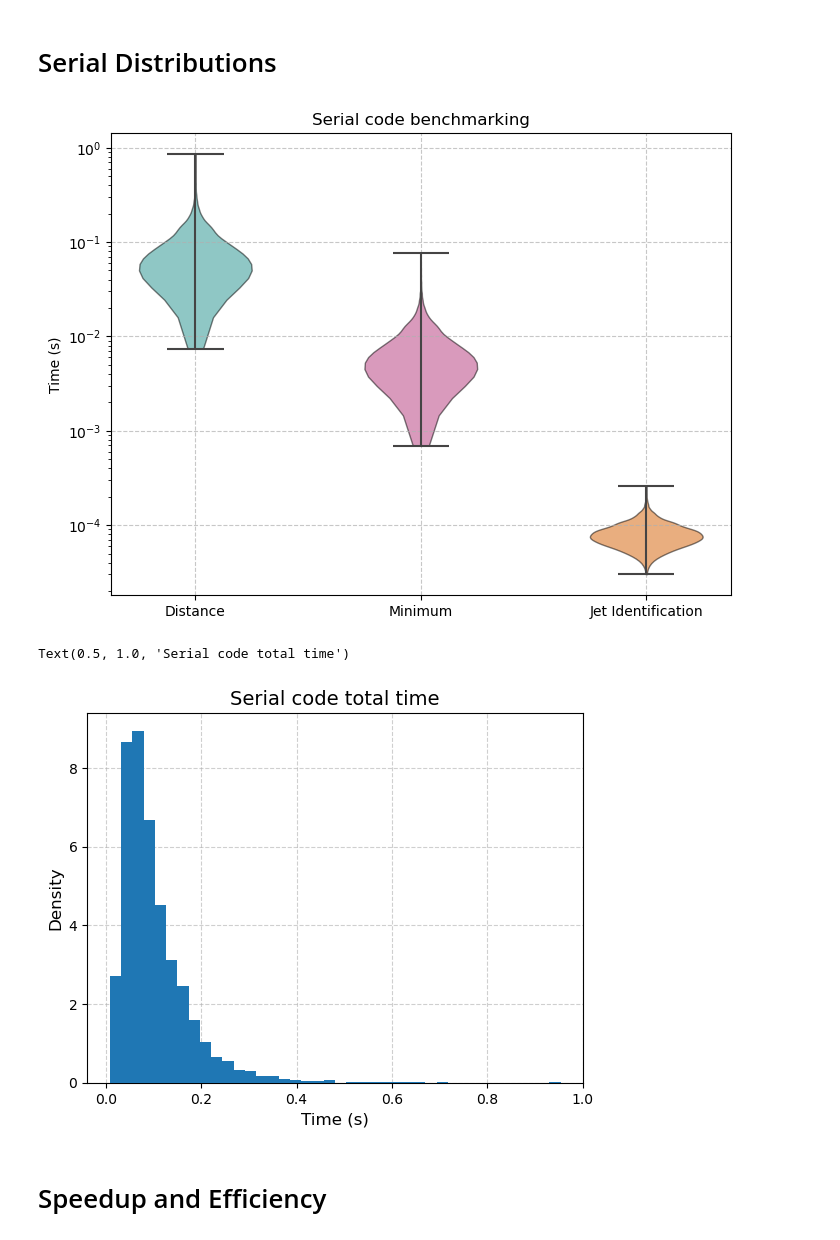
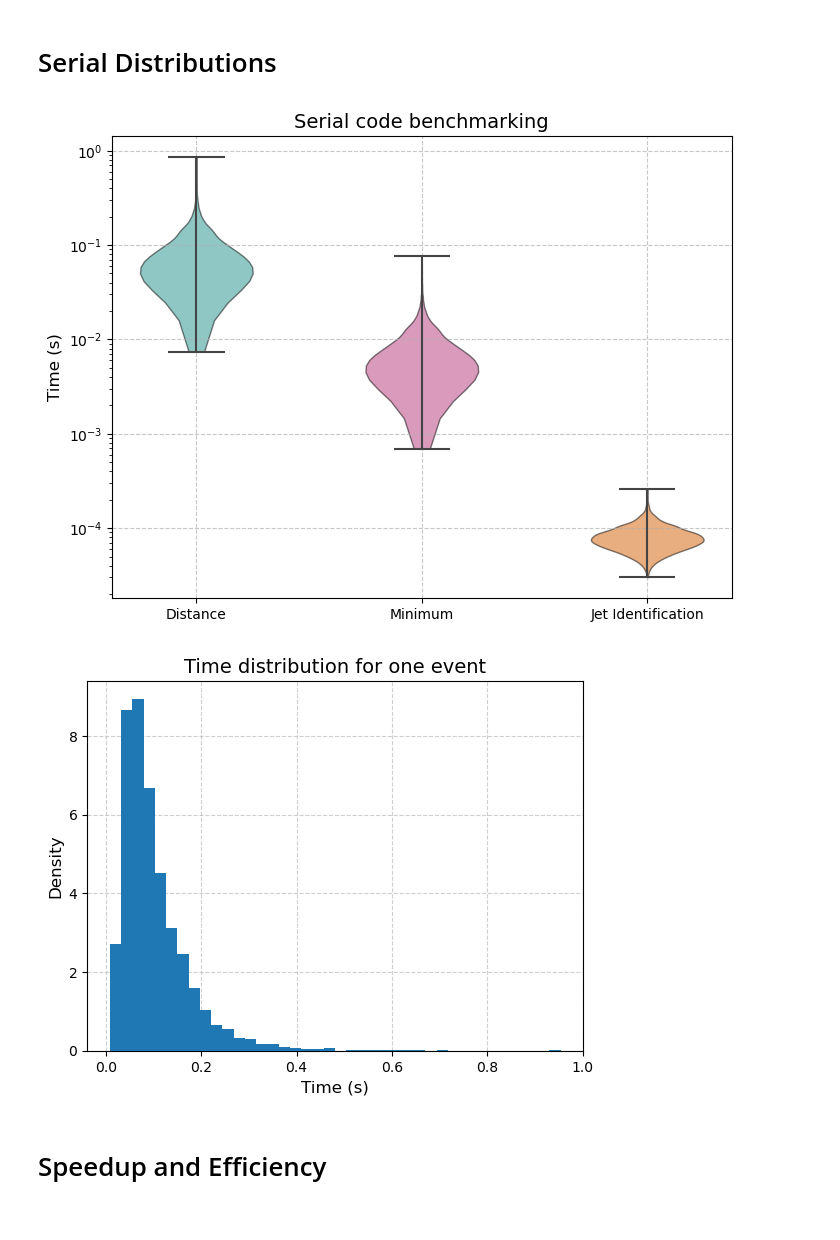
Before and after one commit to FrancescoLR02/JetClustering, a Jupyter notebook: Analysis.ipynb, the cells around one changed output. Cells and saved outputs as stored; diff of their text form; code cells hidden in the pictures.

```diff
--- a/Analysis.ipynb
+++ b/Analysis.ipynb
@@ -98,22 +140,25 @@ for part in line_components:
 
 plt.yscale('log')
 plt.xticks(range(1, len(labels) + 1), labels)
-plt.title('Serial code benchmarking')
-plt.ylabel('Time (s)')
+plt.title('Serial code benchmarking', fontsize = 14)
+plt.ylabel('Time (s)', fontsize = 12)
 
 plt.grid(linestyle='--', alpha=0.7)
+
+plt.savefig('Images/SC_benckmarking.pdf')
 # %% [output]
-[figure, old version]
+[figure, new version]
 # %%
 plt.hist(CollisionInfo.iloc[:, 0], bins = 40, density = True, zorder = 100)
 plt.grid(True, alpha = 0.6, linestyle = '--')
 
 plt.xlabel("Time (s)", fontsize = 12)
 plt.ylabel("Density", fontsize = 12)
-plt.title("Serial code total time", fontsize = 14)
+plt.title("Time distribution for one event", fontsize = 14)
+
+plt.savefig('Images/TD1Event.pdf')
 # %% [output]
-Text(0.5, 1.0, 'Serial code total time')
-[figure, old version]
+[figure, new version]
 # %% [markdown]
 # Speedup and Efficiency
 # %%
```
Also changed, not shown: parts of 5 cells of this notebook, 10 other files.
